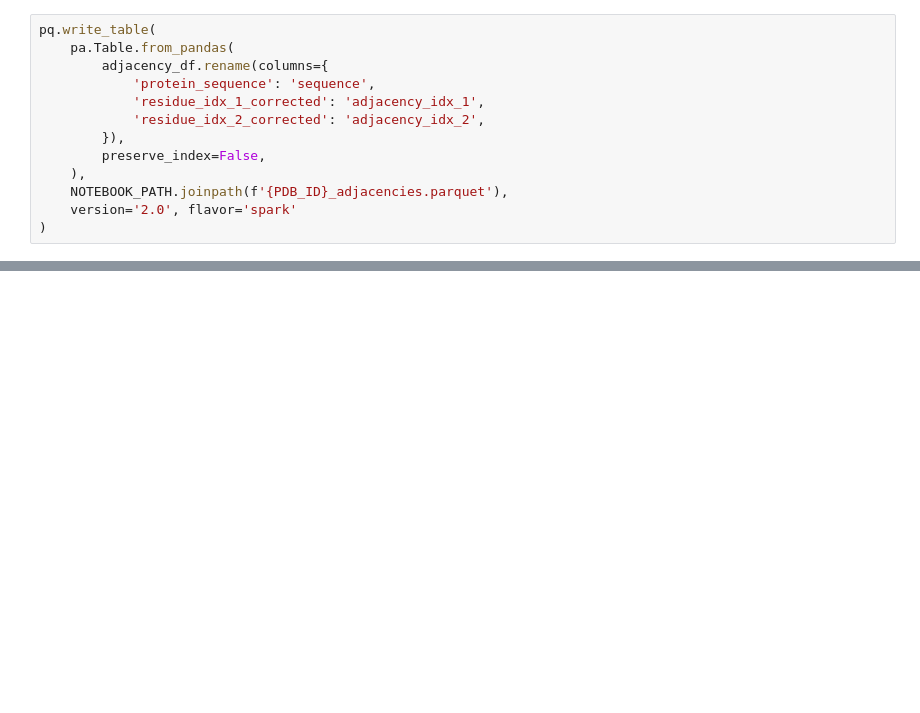
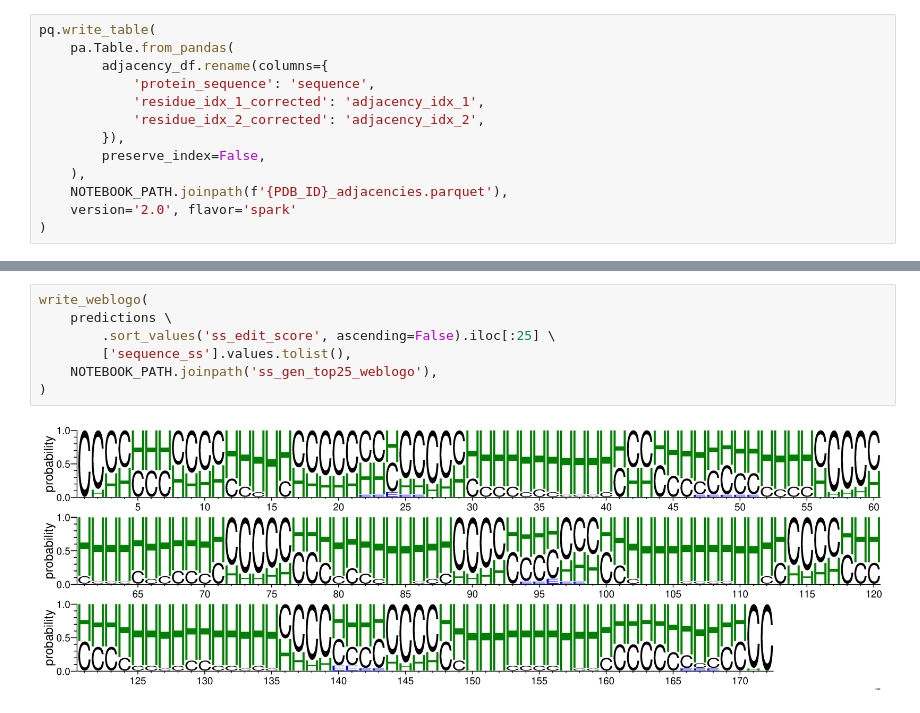
Before and after one commit to ostrokach/protein-adjacency-net, a Jupyter notebook: notebooks/07-evaluate_tim_barrel.ipynb, the cells around one changed output, grey strips where cells are left out. Drawn from its saved outputs; the diff is of its cells as text; blank space fills up the shorter version.

```diff
--- a/notebooks/07-evaluate_tim_barrel.ipynb
+++ b/notebooks/07-evaluate_tim_barrel.ipynb
@@ -391,0 +522,9 @@ pagnn.utils.make_weblogo(
+# %%
+write_weblogo(
+    predictions \
+        .sort_values('ss_edit_score', ascending=False).iloc[:25] \
+        ['sequence_ss'].values.tolist(),
+    NOTEBOOK_PATH.joinpath('ss_gen_top25_weblogo'),
+)
+# %% [output]
+[figure, added]
```
Also changed, not shown: parts of 112 cells of this notebook, 9 other files.
